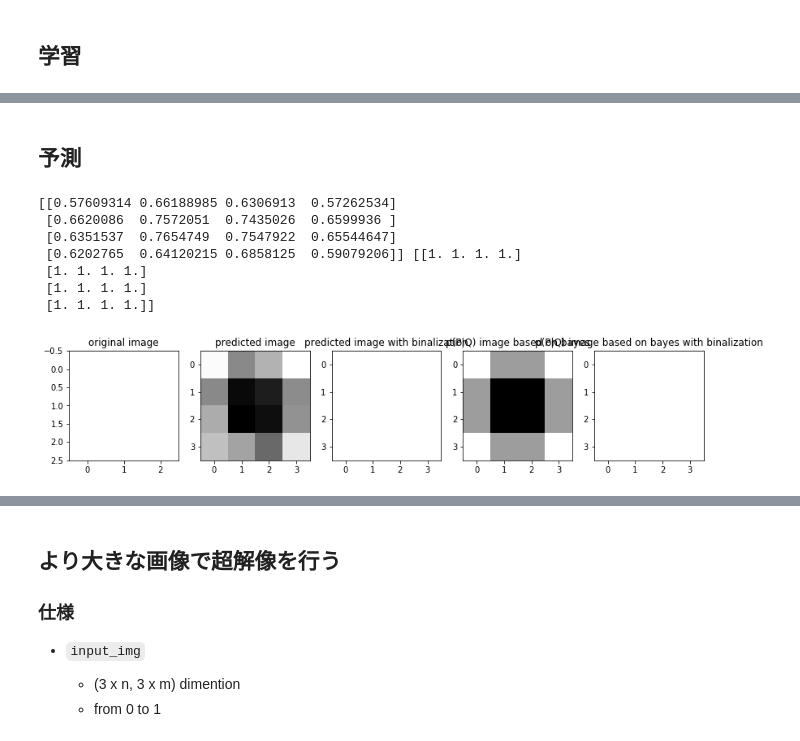
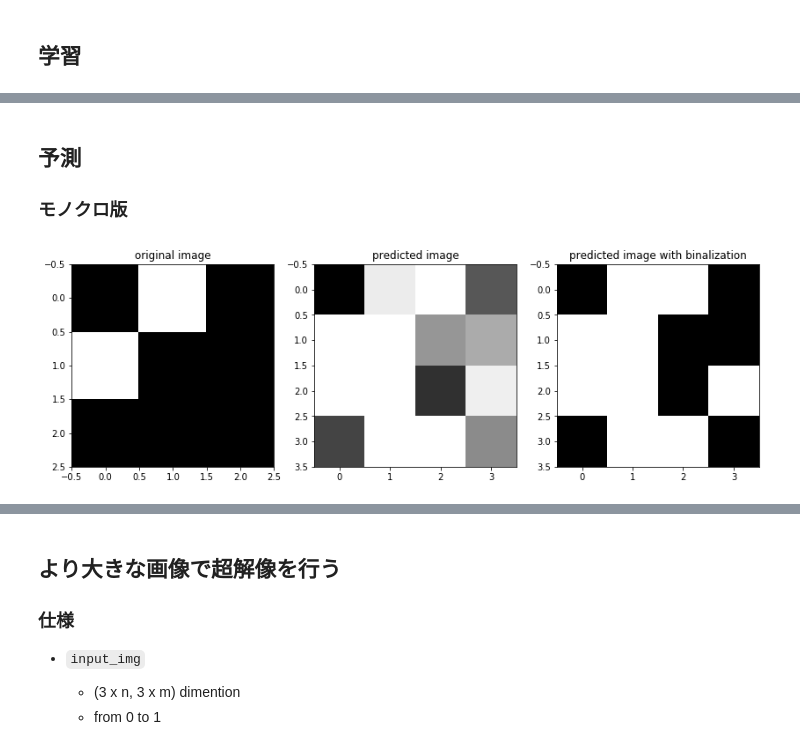
Before and after one commit to mositori/Bayesian-SuperResolution, a Jupyter notebook: ex1/autoencoder_example.ipynb, the cells around one changed output, grey strips where cells are left out. Saved outputs shown, nothing was run; the diff lists cells and outputs as text; code cells hidden in the pictures.

```diff
--- a/ex1/autoencoder_example.ipynb
+++ b/ex1/autoencoder_example.ipynb
@@ -35,9 +35,10 @@ class AE():
         self.q_matrix = np.load("4x4matrix.npz")["q_matrix"]
         self.optimizer = optimizer
         self.model = Sequential()
-        self.model.add( Dense(25, activation = 'relu', input_dim = 9) )
+        self.model.add( Dense(16, activation = 'relu', input_dim = 9) )
         #self.model.add( Dense(16, activation = 'relu') )
-        self.model.add( Dense(16, activation = 'hard_sigmoid') )
+        self.model.add( Dense(16, activation = 'relu') )
+        self.model.add( Dense(16, activation = 'relu') )
         #self.model.add( Dense(16, activation = keras.layers.ReLU(max_value=1, negative_slope=0, threshold = 0)) )
         #self.model.add( Dense(16, activation = keras.layers.ReLU(max_value=1, negative_slope=0, threshold = 0)) )
         self.model.compile(optimizer = optimizer,
@@ -51,21 +52,22 @@ class AE():
                       validation_data = (self.q_matrix, self.p_matrix))
 
     def predict(self, test_img, threshold):
-        self.preds = self.model.predict(test_img).reshape(4,4)
-        self.preds_binary = self.preds.copy()
-        self.preds_binary[self.preds_binary < threshold] = 0
-        self.preds_binary[self.preds_binary >= threshold] = 1
-        print(self.preds, self.preds_binary)
+        preds = self.model.predict(test_img).reshape(4,4)
+        preds_binary = preds.copy()
+        preds_binary[preds_binary < threshold] = 0
+        preds_binary[preds_binary >= threshold] = 1
+        print(preds, preds_binary)
 
         if test_img.dtype == 'int64':
             ncols = 5
             fig, axes = plt.subplots(nrows = 1, ncols = ncols, figsize = (14,14))
             bayes_image = np.empty(16)
-            index_when_given_q = np.all(self.q_matrix == test_img, axis = 1)
+            index_when_given_q = np.all(self.q_matrix == test_img.reshape(9,), axis = 1)
             p_given_q = self.p_matrix[index_when_given_q]
-            for i in range(16):
+            print(p_given_q)
+            for col in range(16):
                 is_one_counter = 0
-                target_list = [p_given_q[j][i] for j in range(p_given_q.shape[0])]
+                target_list = [p_given_q[row][col] for row in range(p_given_q.shape[0])]
                 total_length = len(target_list)
 
                 for j in range(total_length):
@@ -87,9 +89,9 @@ class AE():
 
         axes[0].imshow(test_img.reshape(3,3), cmap = plt.cm.binary)
         axes[0].set_title("original image")
-        axes[1].imshow(self.preds, cmap = plt.cm.binary)
+        axes[1].imshow(preds, cmap = plt.cm.binary)
         axes[1].set_title("predicted image")
-        axes[2].imshow(self.preds_binary, cmap = plt.cm.binary)
+        axes[2].imshow(preds_binary, cmap = plt.cm.binary)
         axes[2].set_title("predicted image with binalization")
 
     def SR(self, input_img, thresold):
@@ -115,9 +117,14 @@ class AE():
         for dim in [0,1,2]:
             for i, j in iter.product(range(n), range(m)):
                 partial_img = input_img.copy()[ 3 * j : 3 * ( j + 1 ), 3 * i : 3 * ( i + 1), dim]
-                partial_img = self.model.predict( partial_img.reshape(1,9) )
+                if np.all(partial_img < 0.1):
+                    partial_img = np.zeros(16)
+                else:
+                    partial_img = self.model.predict( partial_img.reshape(1,9) )
                 output_img[4 * j : 4 * (j + 1), 4 * i : 4 * ( i + 1), dim] = partial_img.reshape(4,4)
 
+        max_val = output_img.max()
+        output_img /= max_val
         output_img_binalized = output_img.copy()
         output_img_binalized[output_img_binalized >= thresold] = 1
         output_img_binalized[output_img_binalized < thresold] = 0
@@ -129,3 +136,5 @@ class AE():
         axes[1].set_title("output image")
         axes[2].imshow(output_img_binalized, cmap = plt.cm.binary)
         axes[2].set_title("output image with biinalization")
+
+        return output_img
@@ -132,5 +241,5 @@ class AE():
 # %%
-autoencoder = AE(optimizer = "rmsprop", loss = keras.losses.mean_squared_error)
+autoencoder = AE(optimizer = "rmsprop", loss = keras.losses.binary_crossentropy )
 # %% [markdown]
 ## モデル
 # %%
@@ -150,5 +261,5 @@ _________________________________________________________________
 # %% [markdown]
 ## 学習
 # %%
-autoencoder.fit(epochs = 3, batch_size=256)
+autoencoder.fit(epochs = 2, batch_size=256)
 # %% [output]
@@ -169,15 +271,9 @@ Epoch 3/3
 # %% [markdown]
 ## 予測
+### モノクロ版
 # %%
-test_img = np.array([[1,1,1,1,1,1,1,1,1]])
+test_img = np.array([[1,0,1,0,1,1,1,1,1]])
 threshold = 0.5
 autoencoder.predict(test_img, threshold)
 # %% [output]
-[[0.57609314 0.66188985 0.6306913  0.57262534]
- [0.6620086  0.7572051  0.7435026  0.6599936 ]
- [0.6351537  0.7654749  0.7547922  0.65544647]
- [0.6202765  0.64120215 0.6858125  0.59079206]] [[1. 1. 1. 1.]
- [1. 1. 1. 1.]
- [1. 1. 1. 1.]
- [1. 1. 1. 1.]]
-[figure, old version]
+[figure, new version]
```
Also changed, not shown: parts of 13 cells of this notebook, 7 other files.
